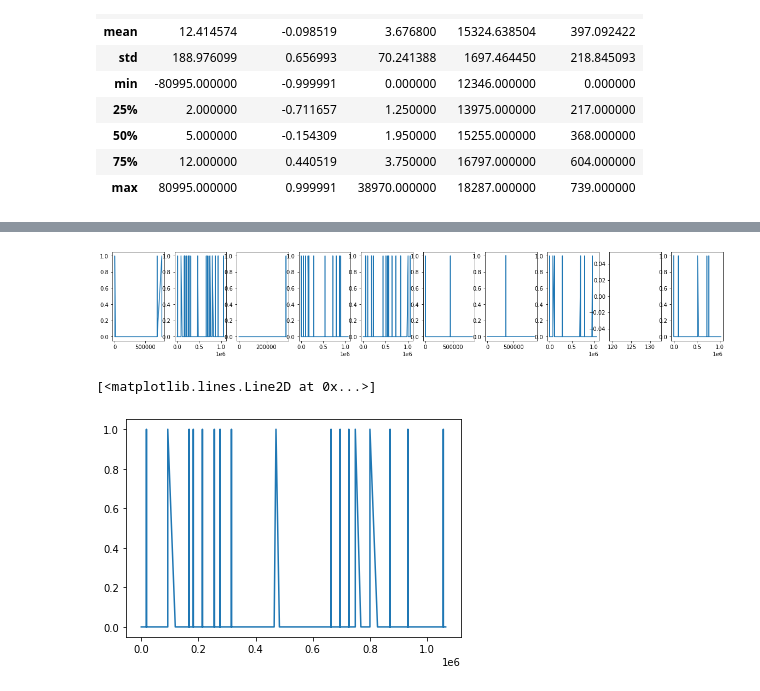
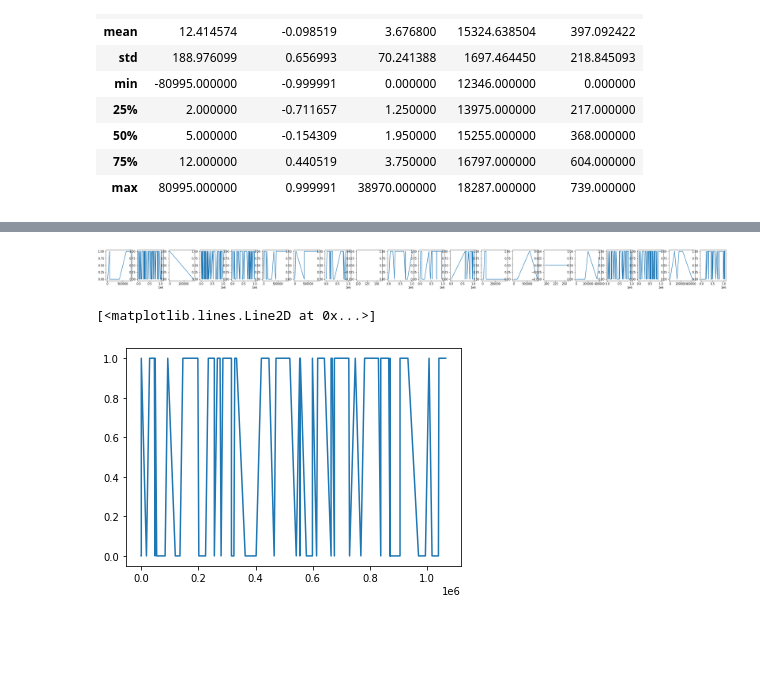
Before and after one commit to kbpositive/machine-learning, a Jupyter notebook: ChurnPredictor/predictor.ipynb, the cells around one changed output, grey strips where cells are left out. Saved outputs shown, nothing was run; the diff lists cells and outputs as text; code cells hidden in the pictures; blank space fills up the shorter version.

```diff
--- a/ChurnPredictor/predictor.ipynb
+++ b/ChurnPredictor/predictor.ipynb
@@ -116,9 +116,9 @@ dataById = [data[data["Customer ID"] == Id] for Id in data["Customer ID"].unique
 (5943,)
 # %%
 plots = 10
-offset = 10
+offset = 40
 axs = plt.subplots(1,plots,figsize=(plots*2,3))[1]
 
 for n in range(plots):
-    axs[n].plot(dataById[n+offset]['Days'].unique())
+    axs[n].plot(dataById[n+offset]['Days'])
 # %% [output]
@@ -141,13 +141,18 @@ churned = []
 for Id in dataById:
     if not list(Id['Days']):
         continue
-    current = list(Id['Days'])[0]
-    for day in list(Id['Days']):
-        if (7 <= (day - current) < 100):
-            churned.append(0)
+    ds = list(Id['Days'])
+    current = ds[0]
+    for ind, day in enumerate(ds):
+        n = ind
+        while n < (len(ds) - ind) and (ds[n]-day) < 100:
+            if 7 <= (ds[n]-day):
+                churned.append(0)
+                break
+            n += 1
         else:
             churned.append(1)
-        current = day
+    current = day
 validData['Churned'] = churned
 # %%
 validData.head()
@@ -161,16 +166,16 @@ validData.head()
 # %%
 validDataById = [validData[validData["Customer ID"] == Id] for Id in validData["Customer ID"].unique()]
 # %%
-plots = 10
+plots = 20
 offset = 0
-axs = plt.subplots(1,plots,figsize=(plots*2,3))[1]
+axs = plt.subplots(1,plots,figsize=(plots*2,2))[1]
 
 for n in range(plots):
     axs[n].plot(validDataById[n+offset]['Churned'])
 # %% [output]
-[figure, old version]
+[figure, new version]
 # %%
 plt.plot(validDataById[1]['Churned'])
 # %% [output]
 [<matplotlib.lines.Line2D at 0x...>]
-[figure, old version]
+[figure, new version]
```
Also changed, not shown: parts of 1 cell of this notebook.
